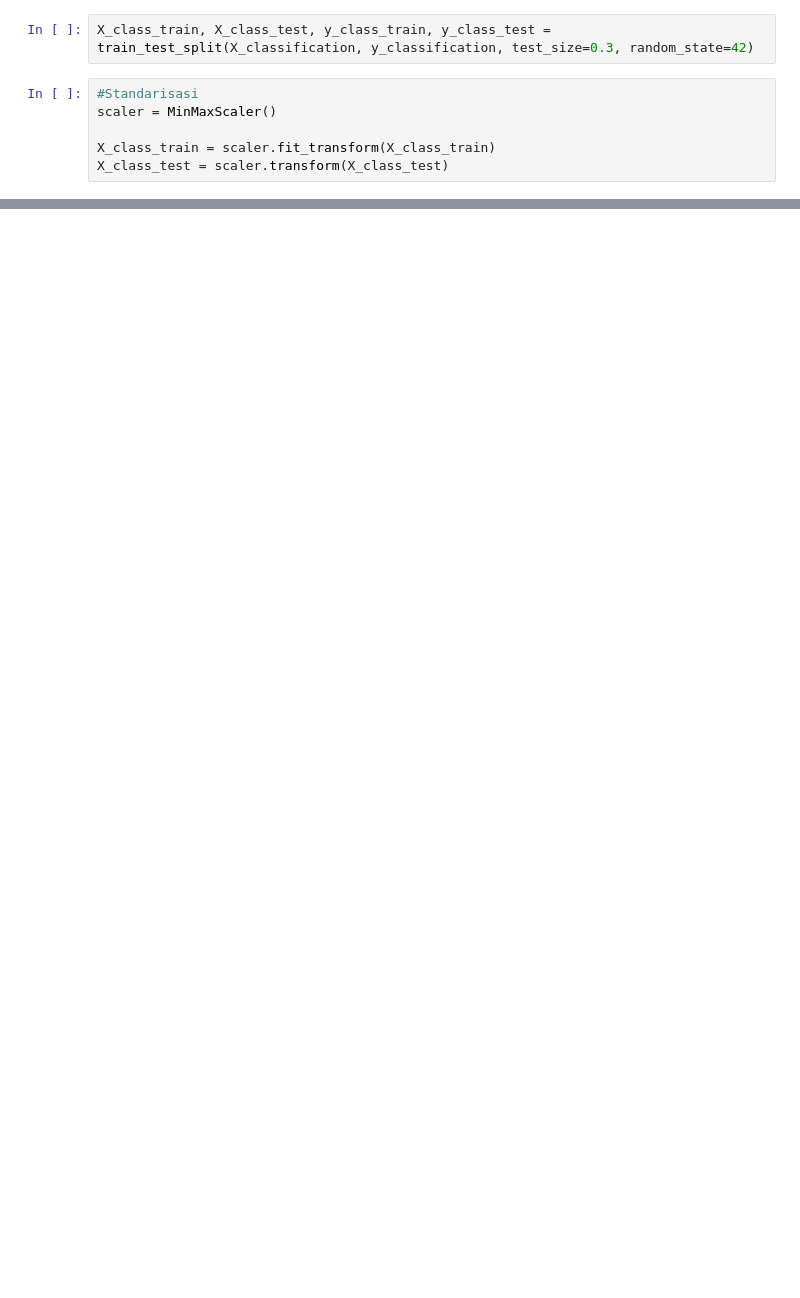
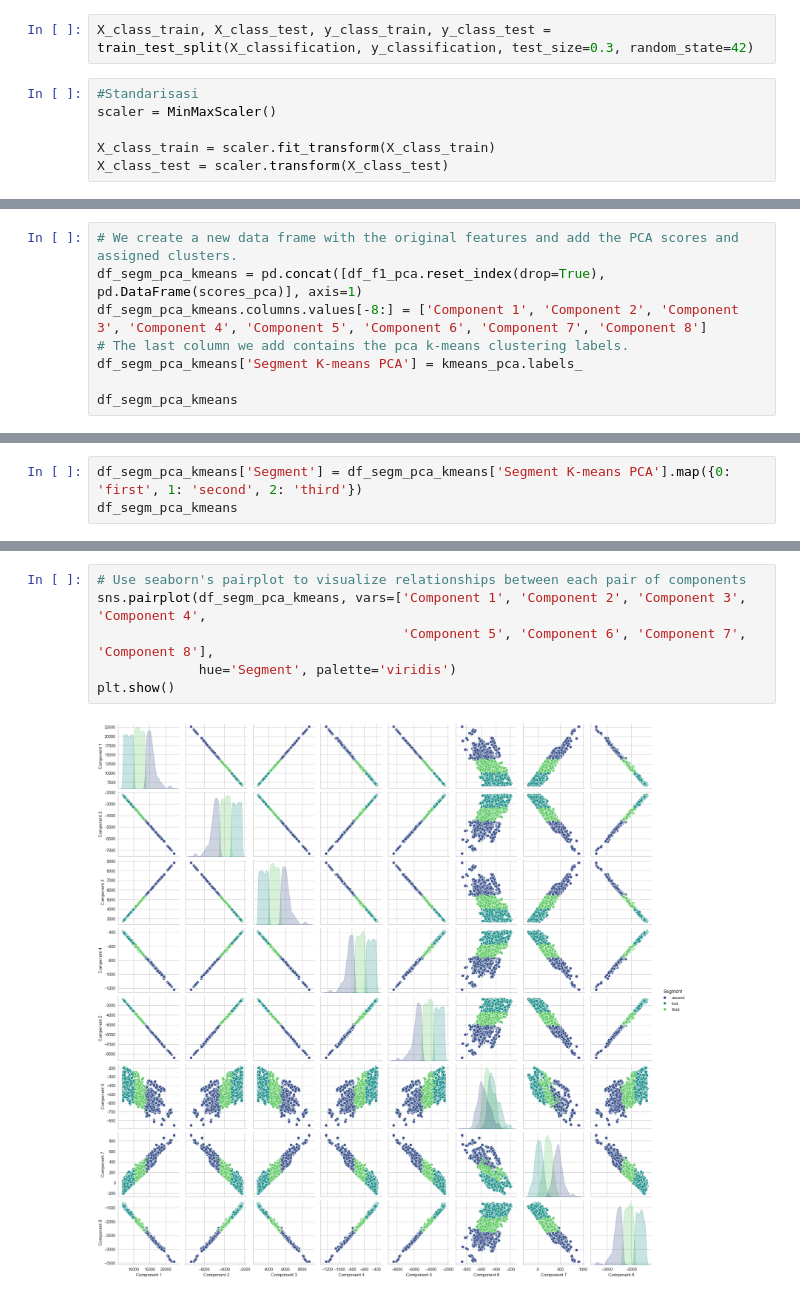
Before and after one commit to F1-biasa-aja/F1-kasdd, a Jupyter notebook: F1 Biasa Aja.ipynb, the cells around one changed output, grey strips where cells are left out. Cells and saved outputs as stored; diff of their text form; blank space fills up the shorter version.

```diff
--- a/F1 Biasa Aja.ipynb
+++ b/F1 Biasa Aja.ipynb
@@ -419,0 +719,8 @@ classification_metrics(predicted, y_class_test)
+# %%
+# We create a new data frame with the original features and add the PCA scores and assigned clusters.
+df_segm_pca_kmeans = pd.concat([df_f1_pca.reset_index(drop=True), pd.DataFrame(scores_pca)], axis=1)
+df_segm_pca_kmeans.columns.values[-8:] = ['Component 1', 'Component 2', 'Component 3', 'Component 4', 'Component 5', 'Component 6', 'Component 7', 'Component 8']
+# The last column we add contains the pca k-means clustering labels.
+df_segm_pca_kmeans['Segment K-means PCA'] = kmeans_pca.labels_
+
+df_segm_pca_kmeans
@@ -419,0 +741,3 @@ classification_metrics(predicted, y_class_test)
+# %%
+df_segm_pca_kmeans['Segment'] = df_segm_pca_kmeans['Segment K-means PCA'].map({0: 'first', 1: 'second', 2: 'third'})
+df_segm_pca_kmeans
@@ -419,0 +758,8 @@ classification_metrics(predicted, y_class_test)
+# %%
+# Use seaborn's pairplot to visualize relationships between each pair of components
+sns.pairplot(df_segm_pca_kmeans, vars=['Component 1', 'Component 2', 'Component 3', 'Component 4',
+                                       'Component 5', 'Component 6', 'Component 7', 'Component 8'],
+             hue='Segment', palette='viridis')
+plt.show()
+# %% [output]
+[figure, added]
```
Also changed, not shown: parts of 46 cells of this notebook.
